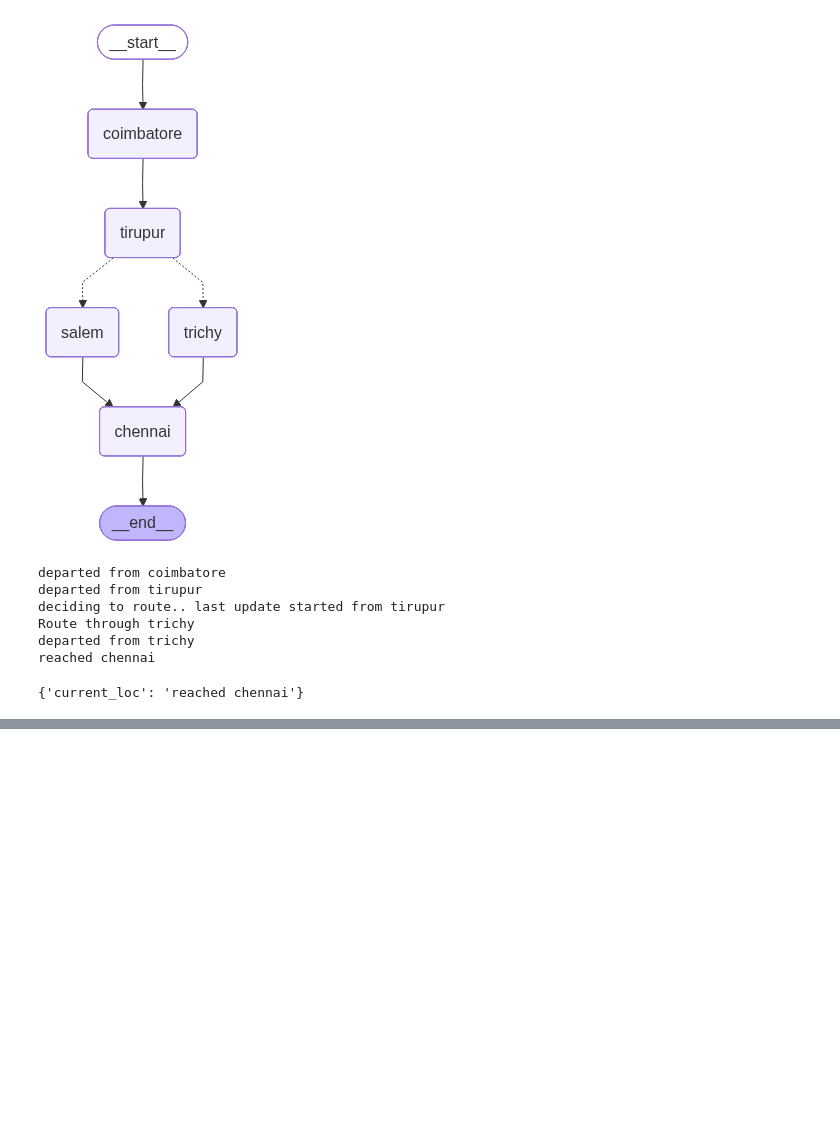
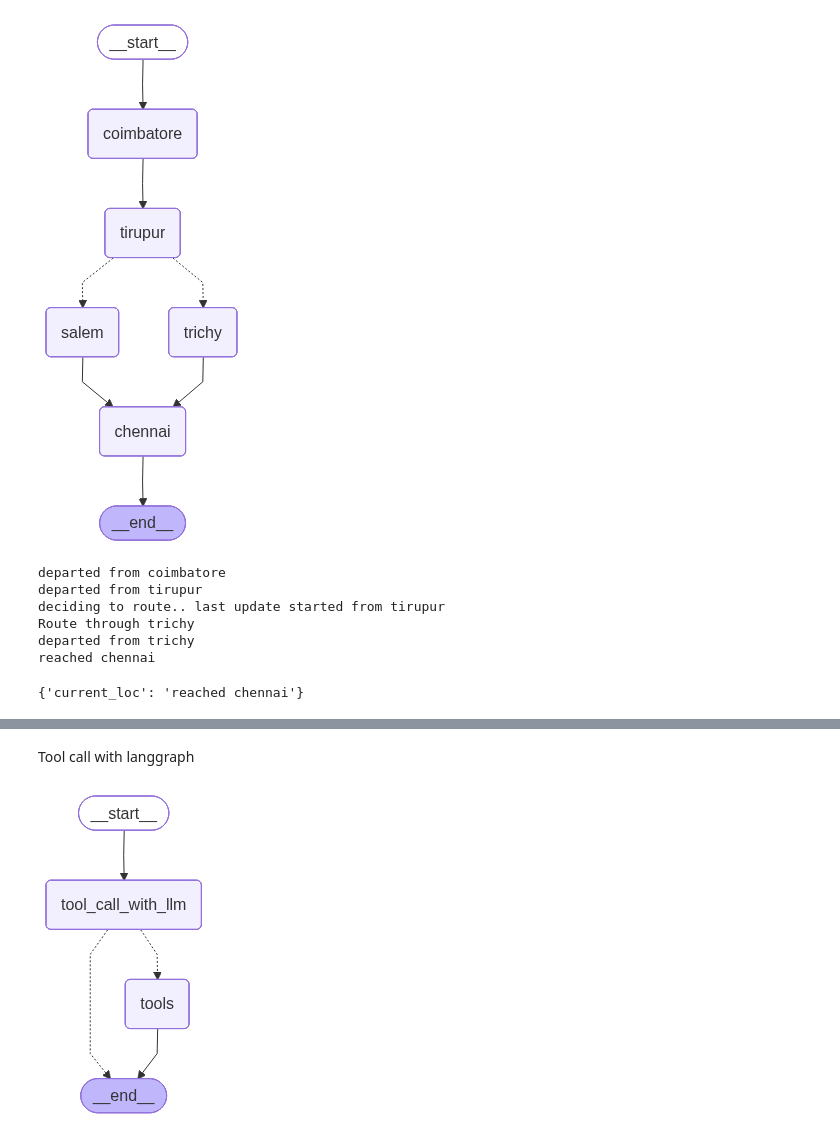
Before and after one commit to Radhakrishnan-mygit/Langchain_projects-Langchain_2, a Jupyter notebook: langgraph_.ipynb, the cells around one changed output, grey strips where cells are left out. Cells and saved outputs as stored; diff of their text form; code cells hidden in the pictures; blank space fills up the shorter version.

```diff
--- a/langgraph_.ipynb
+++ b/langgraph_.ipynb
@@ -164,0 +182,11 @@ reached chennai
+# %%
+def multiply(a:int,b:int)->int:
+    """this tool is used to multiple two numbers
+    Args:
+    a: first int
+    b: second int
+
+    """
+    return a*b
+# %%
+tool_call_llm=llm.bind_tools([multiply])
@@ -164,0 +205,2 @@ reached chennai
+# %% [markdown]
+Tool call with langgraph
@@ -164,0 +212,15 @@ reached chennai
+# %%
+def tool_call_with_llm(state:MessagesState):
+    return {"messages":tool_call_llm.invoke(state["messages"])}
+# %%
+workflow3=StateGraph(MessagesState)
+workflow3.add_node("tool_call_with_llm",tool_call_with_llm)
+workflow3.add_node("tools",ToolNode([multiply]))
+workflow3.add_edge(START,"tool_call_with_llm")
+workflow3.add_conditional_edges("tool_call_with_llm",tools_condition)
+workflow3.add_edge("tools",END)
+request=workflow3.compile()
+# %%
+workflow3.compile()
+# %% [output]
+[figure, added]
```
Also changed, not shown: parts of 12 cells of this notebook, 2 other files.
